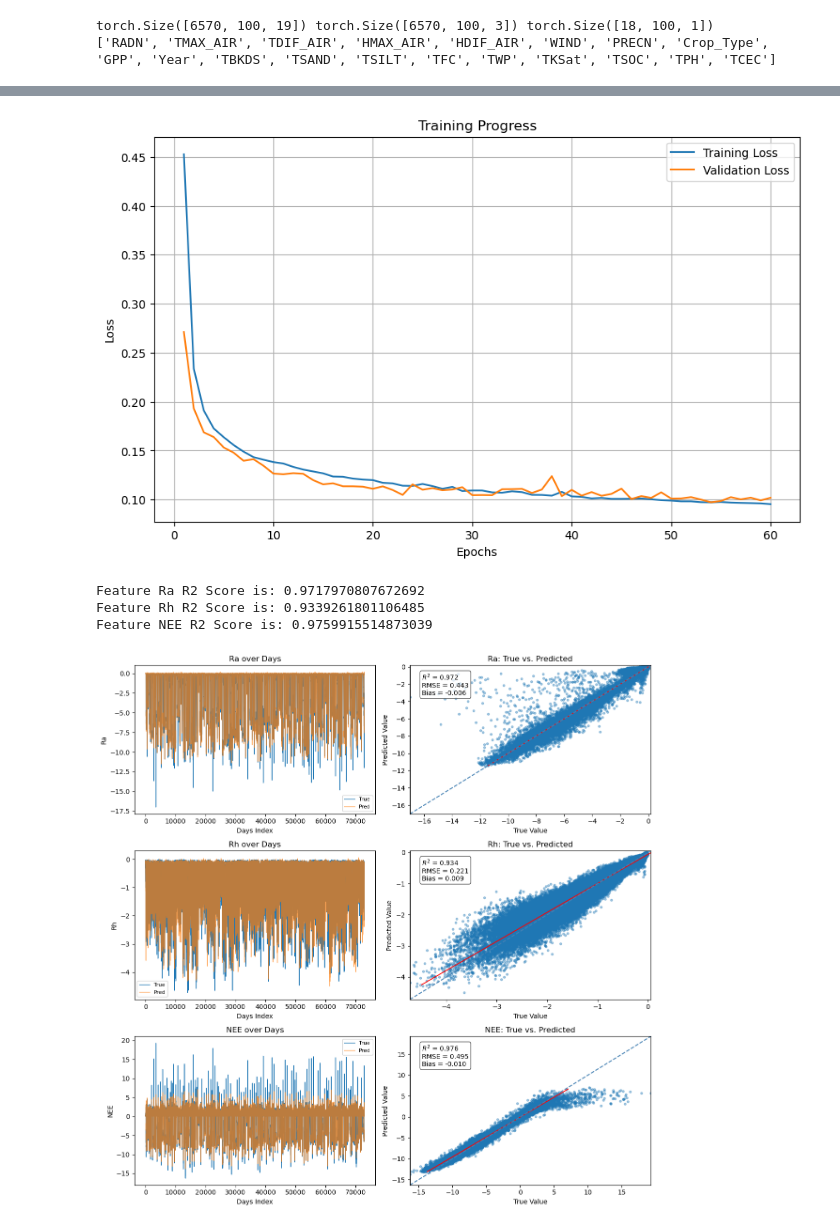
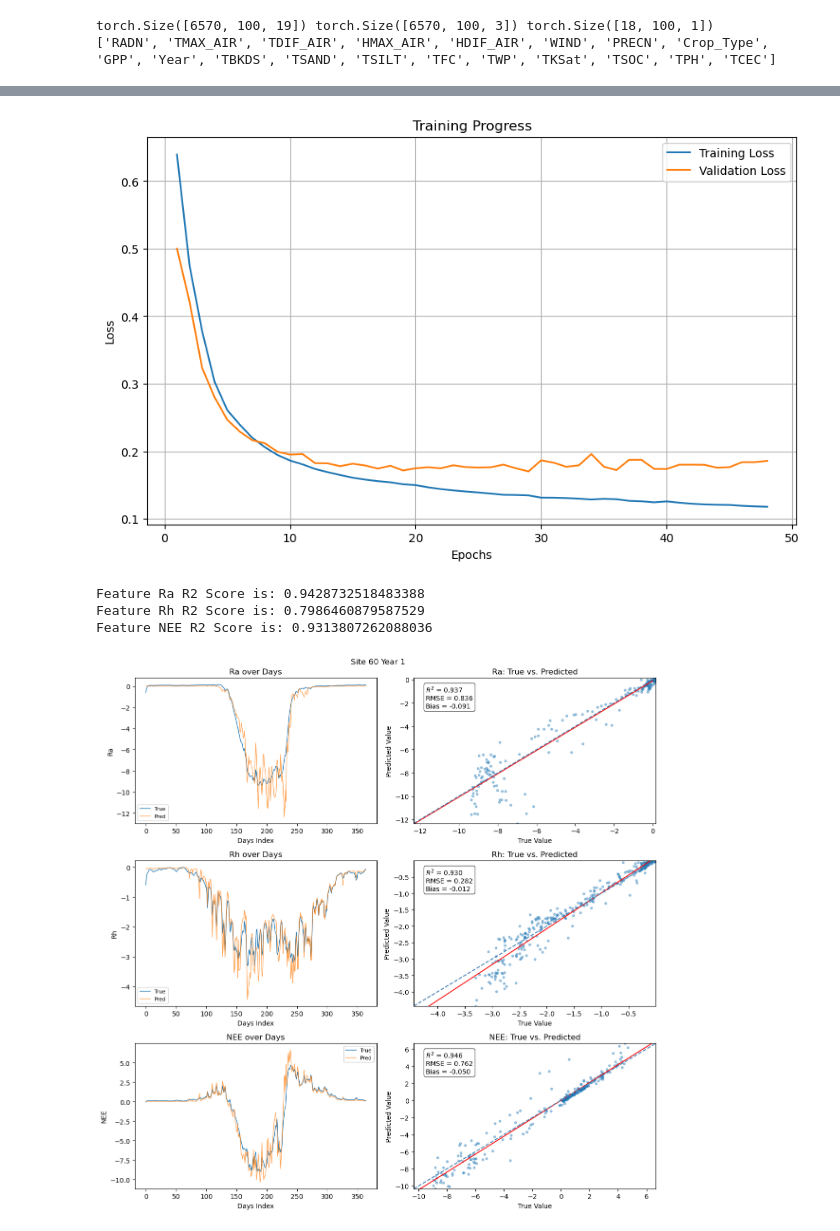
Before and after one commit to AI4Agriculture/PyKGML_development, a Jupyter notebook: pretrain_CO2.ipynb, the cells around one changed output, grey strips where cells are left out. Drawn from its saved outputs; the diff is of its cells as text; code cells hidden in the pictures.

```diff
--- a/pretrain_CO2.ipynb
+++ b/pretrain_CO2.ipynb
@@ -92,8 +82,12 @@ total_years = 18
 # num_sites = X.shape[0] #100
 
 batch_size=64
-# train_loader, test_loader = model.train_test_split(X, Y1, batch_size)
-model.train_test_split(X, Y1, total_years, batch_size)
+
+# Pickup last two years as test
+# model.train_test_split(X, Y1, total_years, batch_size)
+
+# Random pickup 20% sites as test
+model.train_test_split(X, Y1, total_years, batch_size, split_method=1)
 # %%
 learning_rate = 0.001
 step_size = 20
@@ -128,16 +122,16 @@ Test Loss: 0.1018
 # %%
 model.plot_training_curves()
 # %% [output]
-[figure, old version]
+[figure, new version]
 # %%
 y_scaler = dataset.Y1_scaler
 output_feature_name = ['Ra','Rh','NEE']
 model.get_R2_score(y_scaler, output_feature_name)
 # %% [output]
-Feature Ra R2 Score is: 0.9717970807672692
-Feature Rh R2 Score is: 0.9339261801106485
-Feature NEE R2 Score is: 0.9759915514873039
+Feature Ra R2 Score is: 0.9428732518483388
+Feature Rh R2 Score is: 0.7986460879587529
+Feature NEE R2 Score is: 0.9313807262088036
 # %%
-model.Vis_prediction_result(y_scaler, output_feature_name)
+model.Vis_prediction_result(y_scaler, output_feature_name, 60, 1)
 # %% [output]
-[figure, old version]
+[figure, new version]
```
Also changed, not shown: parts of 5 cells of this notebook, 5 other files.
